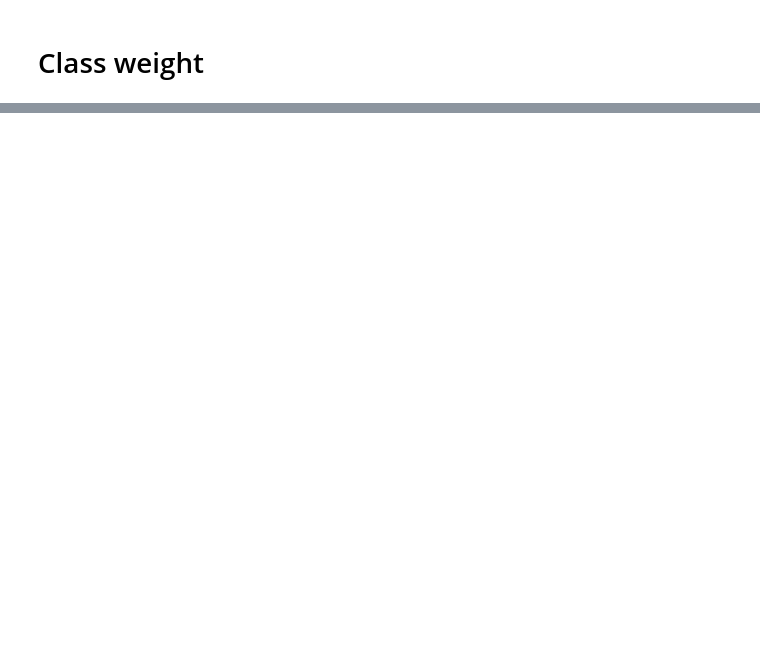
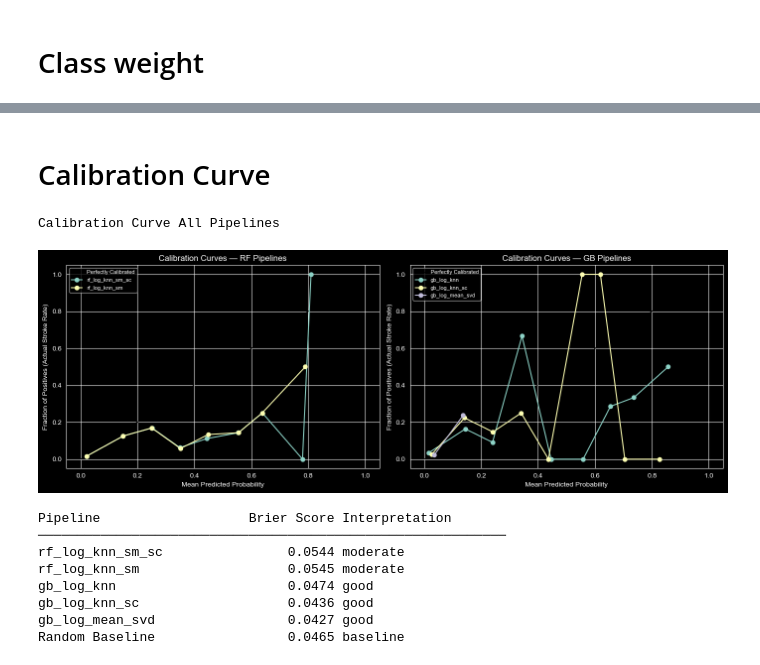
Before and after one commit to stefanosPanteli/EPL448_Team1_StrokePrediction, a Jupyter notebook: project.ipynb, the cells around one changed output, grey strips where cells are left out. Saved outputs shown, nothing was run; the diff lists cells and outputs as text; code cells hidden in the pictures; blank space fills up the shorter version.

```diff
--- a/project.ipynb
+++ b/project.ipynb
@@ -2376,0 +2573,63 @@ for cw in ['balanced', {0: 1, 1: 5}, {0: 1, 1: 10}]:
+# %% [markdown]
+# Calibration Curve
+# %%
+from sklearn.calibration import calibration_curve
+from sklearn.metrics import brier_score_loss
+
+nicely_print('Calibration Curve', 'All Pipelines')
+
+# Split pipelines by model type
+rf_pipelines = {k: v for k, v in best_pipelines.items() if k.startswith('rf')}
+gb_pipelines = {k: v for k, v in best_pipelines.items() if k.startswith('gb')}
+
+fig, axes = plt.subplots(1, 2, figsize=(14, 5))
+
+# ── Plot 1: RF pipelines ──────────────────────────────────────
+ax = axes[0]
+ax.plot([0, 1], [0, 1], 'k--', label='Perfectly Calibrated')
+for pipe_name, pipe in rf_pipelines.items():
+    y_proba = pipe.predict_proba(X_test_orig)[:, 1]
+    prob_true, prob_pred = calibration_curve(y_test_orig, y_proba, n_bins=10)
+    ax.plot(prob_pred, prob_true, marker='o', label=pipe_name)
+ax.set_xlabel('Mean Predicted Probability')
+ax.set_ylabel('Fraction of Positives (Actual Stroke Rate)')
+ax.set_title('Calibration Curves — RF Pipelines')
+ax.legend(fontsize=8)
+
+# ── Plot 2: GB pipelines ──────────────────────────────────────
+ax = axes[1]
+ax.plot([0, 1], [0, 1], 'k--', label='Perfectly Calibrated')
+for pipe_name, pipe in gb_pipelines.items():
+    y_proba = pipe.predict_proba(X_test_orig)[:, 1]
+    prob_true, prob_pred = calibration_curve(y_test_orig, y_proba, n_bins=10)
+    ax.plot(prob_pred, prob_true, marker='o', label=pipe_name)
+ax.set_xlabel('Mean Predicted Probability')
+ax.set_ylabel('Fraction of Positives (Actual Stroke Rate)')
+ax.set_title('Calibration Curves — GB Pipelines')
+ax.legend(fontsize=8)
+
+plt.tight_layout()
+plt.show()
+
+# ── Brier Score ───────────────────────────────────────────────
+print(f'\n{"Pipeline":<25} {"Brier Score":>12} {"Interpretation"}')
+print('─' * 60)
+for pipe_name, pipe in best_pipelines.items():
+    y_proba = pipe.predict_proba(X_test_orig)[:, 1]
+    brier   = brier_score_loss(y_test_orig, y_proba)
+    interp  = 'good' if brier < 0.05 else 'moderate' if brier < 0.10 else 'poor'
+    print(f'{pipe_name:<25} {brier:>12.4f} {interp}')
+
+baseline_brier = brier_score_loss(y_test_orig, [y_test_orig.mean()] * len(y_test_orig))
+print(f'{"Random Baseline":<25} {baseline_brier:>12.4f} baseline')
+# %% [output]
+Calibration Curve All Pipelines
+[figure, added]
+Pipeline                   Brier Score Interpretation
+────────────────────────────────────────────────────────────
+rf_log_knn_sm_sc                0.0544 moderate
+rf_log_knn_sm                   0.0545 moderate
+gb_log_knn                      0.0474 good
+gb_log_knn_sc                   0.0436 good
+gb_log_mean_svd                 0.0427 good
+Random Baseline                 0.0465 baseline
```
Also changed, not shown: parts of 29 cells of this notebook.
